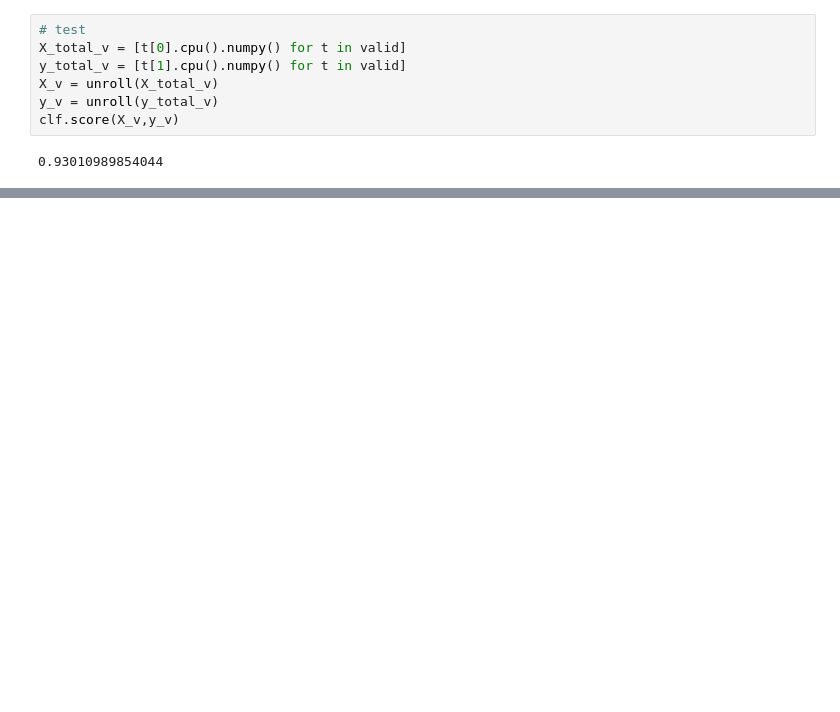
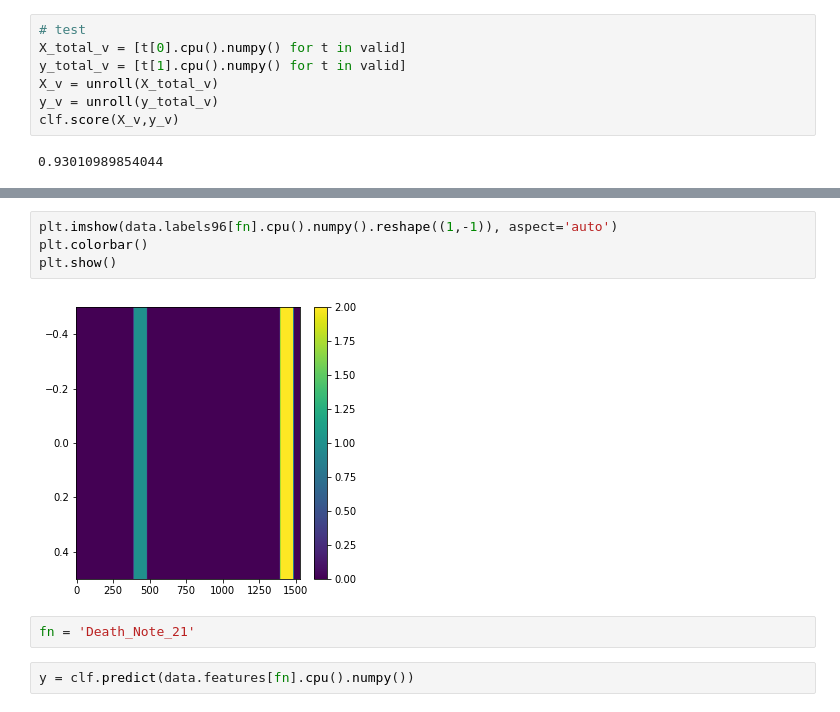
Before and after one commit to ezhang887/animintro, a Jupyter notebook: vggish_features.ipynb, the cells around one changed output, grey strips where cells are left out. Saved outputs shown, nothing was run; the diff lists cells and outputs as text; blank space fills up the shorter version.

```diff
--- a/vggish_features.ipynb
+++ b/vggish_features.ipynb
@@ -228,0 +266,10 @@ clf.score(X_v,y_v)
+# %%
+plt.imshow(data.labels96[fn].cpu().numpy().reshape((1,-1)), aspect='auto')
+plt.colorbar()
+plt.show()
+# %% [output]
+[figure, added]
+# %%
+fn = 'Death_Note_21'
+# %%
+y = clf.predict(data.features[fn].cpu().numpy())
```
Also changed, not shown: parts of 47 cells of this notebook, 1 other file.
